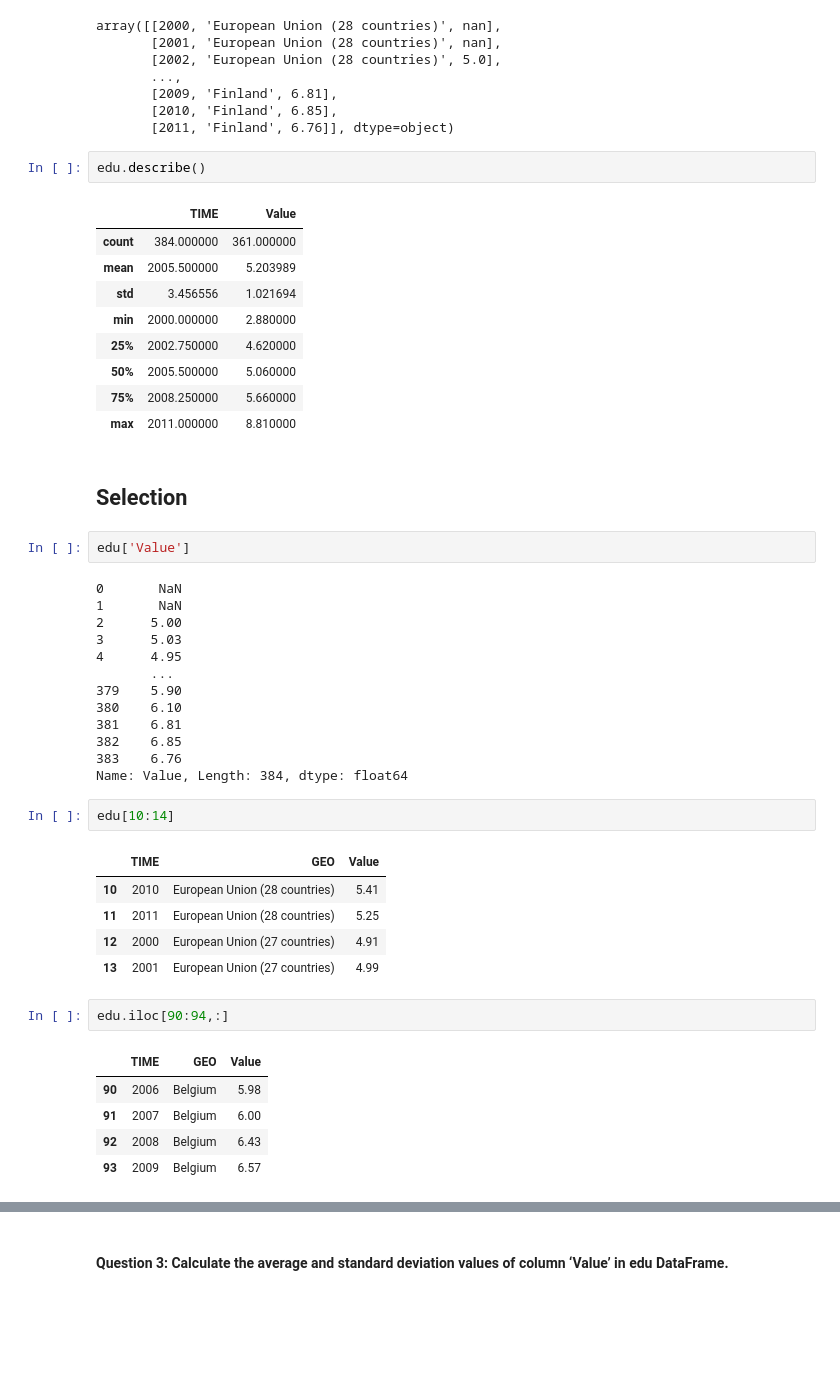
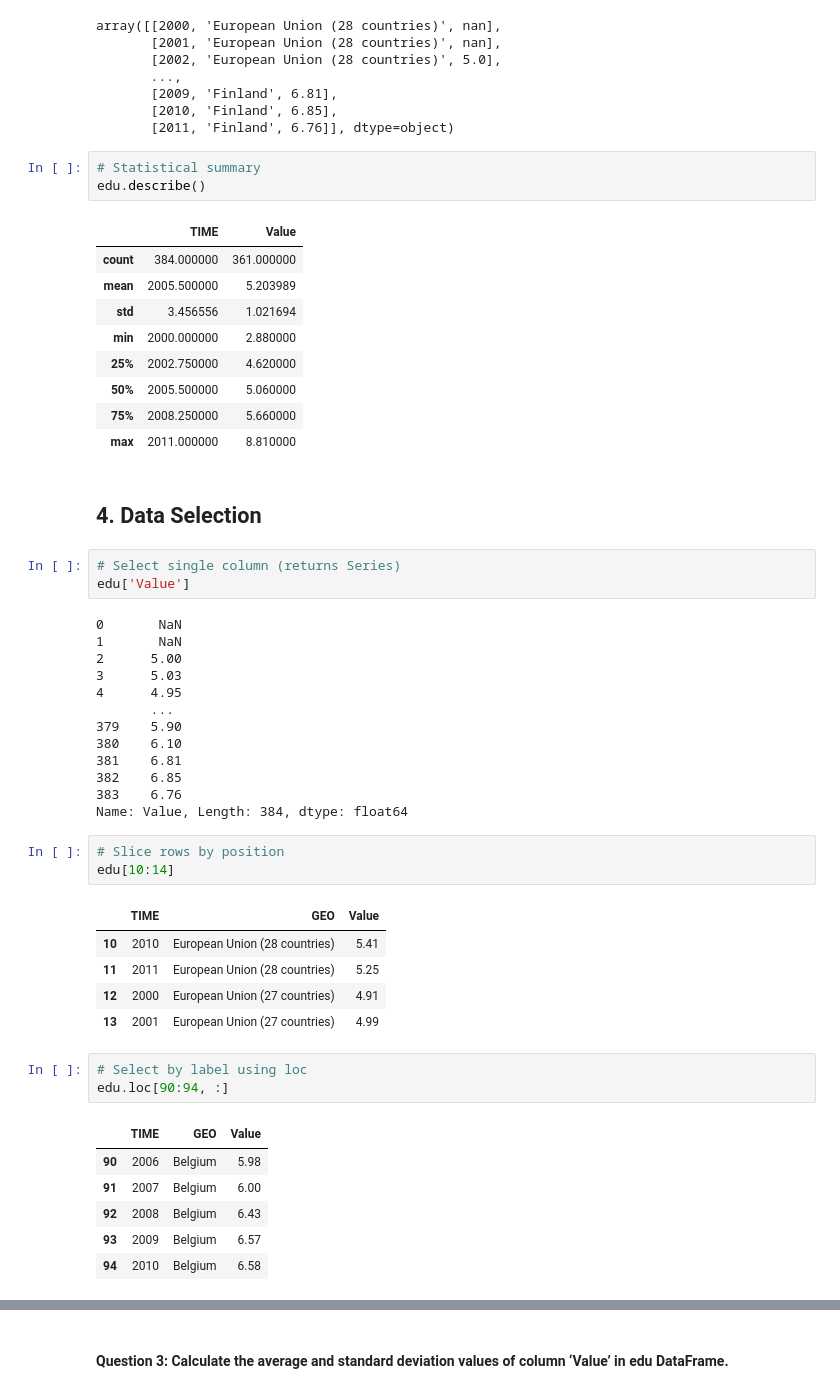
Before and after one commit to DiazHumberto/Lab_3_Pandas, a Jupyter notebook: Lab_E_3.ipynb, the cells around one changed output, grey strips where cells are left out. Drawn from its saved outputs; the diff is of its cells as text; blank space fills up the shorter version.

```diff
--- a/Lab_E_3.ipynb
+++ b/Lab_E_3.ipynb
@@ -125,6 +129,7 @@ array([[2000, 'European Union (28 countries)', nan],
        [2010, 'Finland', 6.85],
        [2011, 'Finland', 6.76]], dtype=object)
 # %%
+# Statistical summary
 edu.describe()
 # %% [output]
 |  | TIME | Value |
@@ -137,8 +142,9 @@ edu.describe()
 | 75% | 2008.250000 | 5.660000 |
 | max | 2011.000000 | 8.810000 |
 # %% [markdown]
-## Selection
+## 4. Data Selection
 # %%
+# Select single column (returns Series)
 edu['Value']
 # %% [output]
 0       NaN
@@ -154,6 +160,7 @@ edu['Value']
 383    6.76
 Name: Value, Length: 384, dtype: float64
 # %%
+# Slice rows by position
 edu[10:14]
 # %% [output]
 |  | TIME | GEO | Value |
@@ -162,10 +169,12 @@ edu[10:14]
 | 12 | 2000 | European Union (27 countries) | 4.91 |
 | 13 | 2001 | European Union (27 countries) | 4.99 |
 # %%
-edu.iloc[90:94,:]
+# Select by label using loc
+edu.loc[90:94, :]
 # %% [output]
 |  | TIME | GEO | Value |
 | 90 | 2006 | Belgium | 5.98 |
 | 91 | 2007 | Belgium | 6.00 |
 | 92 | 2008 | Belgium | 6.43 |
 | 93 | 2009 | Belgium | 6.57 |
+| 94 | 2010 | Belgium | 6.58 |
```
Also changed, not shown: parts of 18 cells of this notebook.
